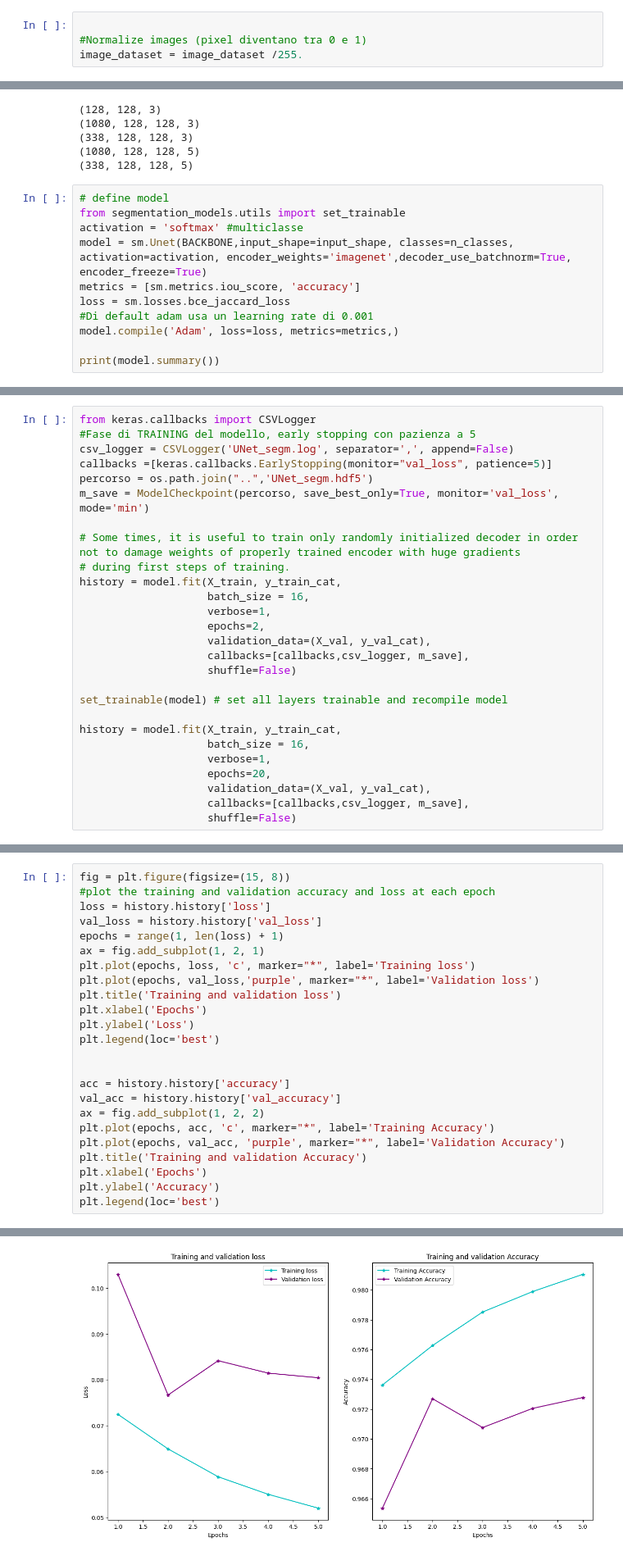
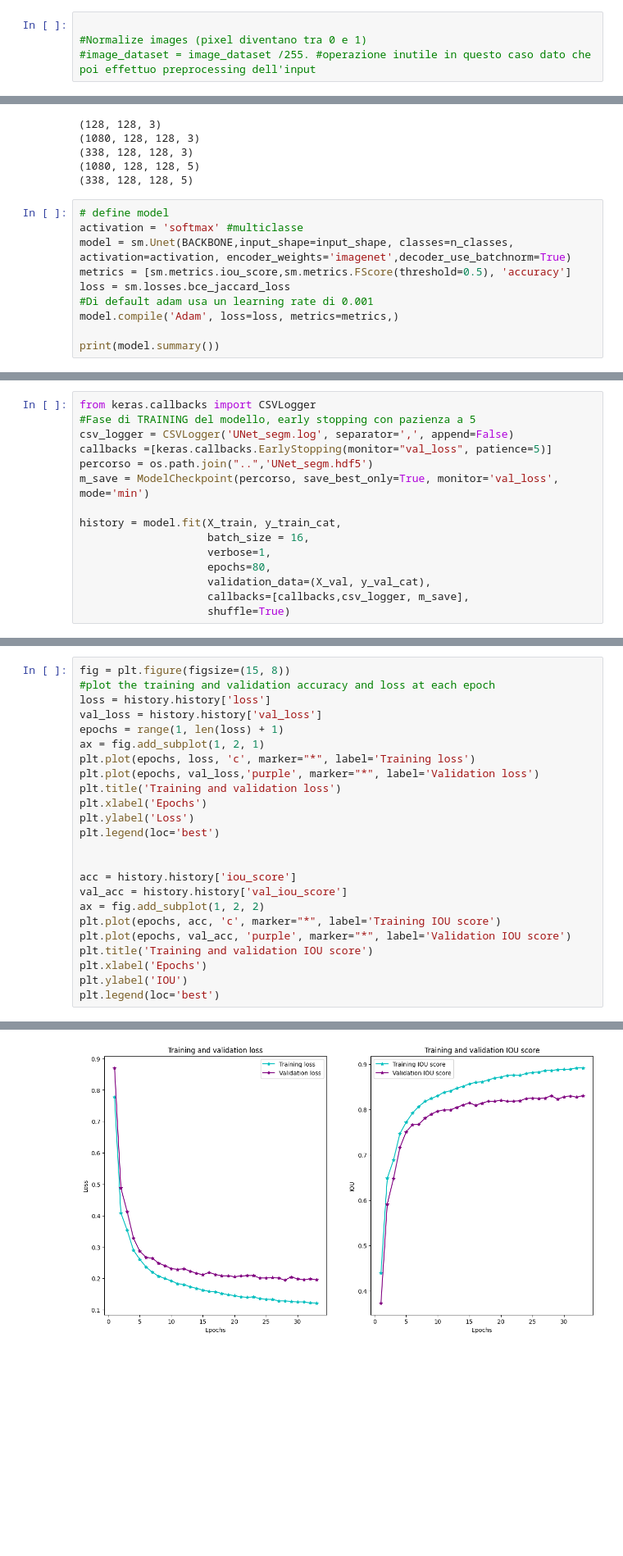
Before and after one commit to ele10-code/Deep_Learning, a Jupyter notebook: UNet_segm.ipynb, the cells around one changed output, grey strips where cells are left out. Shown at 82% size. Cells and saved outputs as stored; diff of their text form; blank space fills up the shorter version.

Commit message:
unet segm

```diff
--- a/UNet_segm.ipynb
+++ b/UNet_segm.ipynb
@@ -106,7 +106,7 @@ Labels in the mask are :  [0 1 2 3 4]
 # %%
 
 #Normalize images (pixel diventano tra 0 e 1)
-image_dataset = image_dataset /255.
+#image_dataset = image_dataset /255. #operazione inutile in questo caso dato che poi effettuo preprocessing dell'input
 # %%
 #Split training datafrom sklearn.model_selection import train_test_split
 X_train, X_test, y_train, y_test = train_test_split(image_dataset, mask_dataset_encoded, test_size = 0.2, random_state = 42)
@@ -174,10 +175,9 @@ print(y_test_cat.shape)
 (338, 128, 128, 5)
 # %%
 # define model
-from segmentation_models.utils import set_trainable
 activation = 'softmax' #multiclasse
-model = sm.Unet(BACKBONE,input_shape=input_shape, classes=n_classes, activation=activation, encoder_weights='imagenet',decoder_use_batchnorm=True, encoder_freeze=True)
-metrics = [sm.metrics.iou_score, 'accuracy']
+model = sm.Unet(BACKBONE,input_shape=input_shape, classes=n_classes, activation=activation, encoder_weights='imagenet',decoder_use_batchnorm=True)
+metrics = [sm.metrics.iou_score,sm.metrics.FScore(threshold=0.5), 'accuracy']
 loss = sm.losses.bce_jaccard_loss
 #Di default adam usa un learning rate di 0.001
 model.compile('Adam', loss=loss, metrics=metrics,)
@@ -209,23 +209,11 @@ callbacks =[keras.callbacks.EarlyStopping(monitor="val_loss", patience=5)]
 percorso = os.path.join("..",'UNet_segm.hdf5')
 m_save = ModelCheckpoint(percorso, save_best_only=True, monitor='val_loss', mode='min')
 
-# Some times, it is useful to train only randomly initialized decoder in order not to damage weights of properly trained encoder with huge gradients
-# during first steps of training.
 history = model.fit(X_train, y_train_cat,
                     batch_size = 16,
                     verbose=1,
-                    epochs=2,
+                    epochs=80,
                     validation_data=(X_val, y_val_cat),
                     callbacks=[callbacks,csv_logger, m_save],
-                    shuffle=False)
-
-set_trainable(model) # set all layers trainable and recompile model
-
-history = model.fit(X_train, y_train_cat,
-                    batch_size = 16,
-                    verbose=1,
-                    epochs=20,
-                    validation_data=(X_val, y_val_cat),
-                    callbacks=[callbacks,csv_logger, m_save],
-                    shuffle=False)
+                    shuffle=True)
 # %% [output]
@@ -233,30 +237,30 @@ Epoch 1/2
 # %%
 fig = plt.figure(figsize=(15, 8))
 #plot the training and validation accuracy and loss at each epoch
 loss = history.history['loss']
 val_loss = history.history['val_loss']
 epochs = range(1, len(loss) + 1)
 ax = fig.add_subplot(1, 2, 1)
 plt.plot(epochs, loss, 'c', marker="*", label='Training loss')
 plt.plot(epochs, val_loss,'purple', marker="*", label='Validation loss')
 plt.title('Training and validation loss')
 plt.xlabel('Epochs')
 plt.ylabel('Loss')
 plt.legend(loc='best')
 
 
-acc = history.history['accuracy']
-val_acc = history.history['val_accuracy']
+acc = history.history['iou_score']
+val_acc = history.history['val_iou_score']
 ax = fig.add_subplot(1, 2, 2)
-plt.plot(epochs, acc, 'c', marker="*", label='Training Accuracy')
-plt.plot(epochs, val_acc, 'purple', marker="*", label='Validation Accuracy')
-plt.title('Training and validation Accuracy')
+plt.plot(epochs, acc, 'c', marker="*", label='Training IOU score')
+plt.plot(epochs, val_acc, 'purple', marker="*", label='Validation IOU score')
+plt.title('Training and validation IOU score')
 plt.xlabel('Epochs')
-plt.ylabel('Accuracy')
+plt.ylabel('IOU')
 plt.legend(loc='best')
 # %% [output]
 <matplotlib.legend.Legend at 0x...>
-[figure, old version]
+[figure, new version]
 # %%
 #Load previously saved model
 from keras.models import load_model
```
Also changed, not shown: parts of 8 cells of this notebook, 2 other files.
